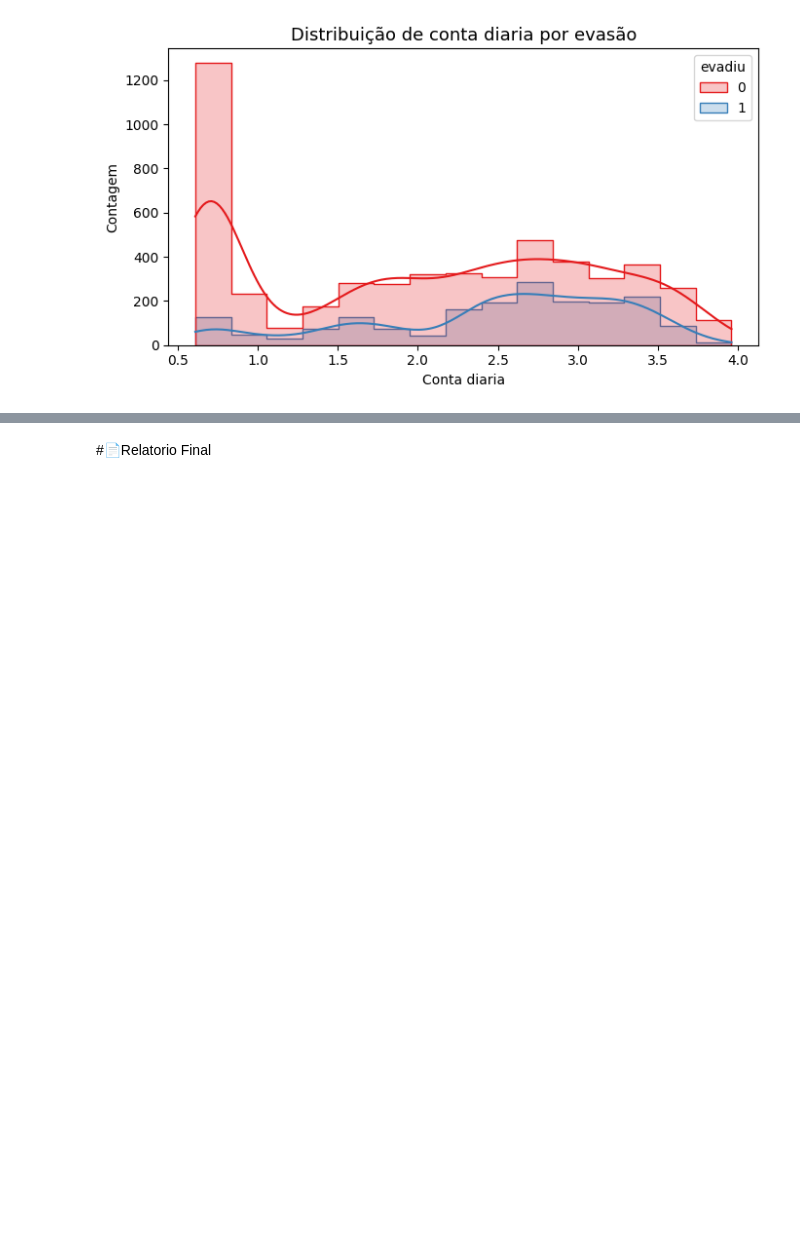
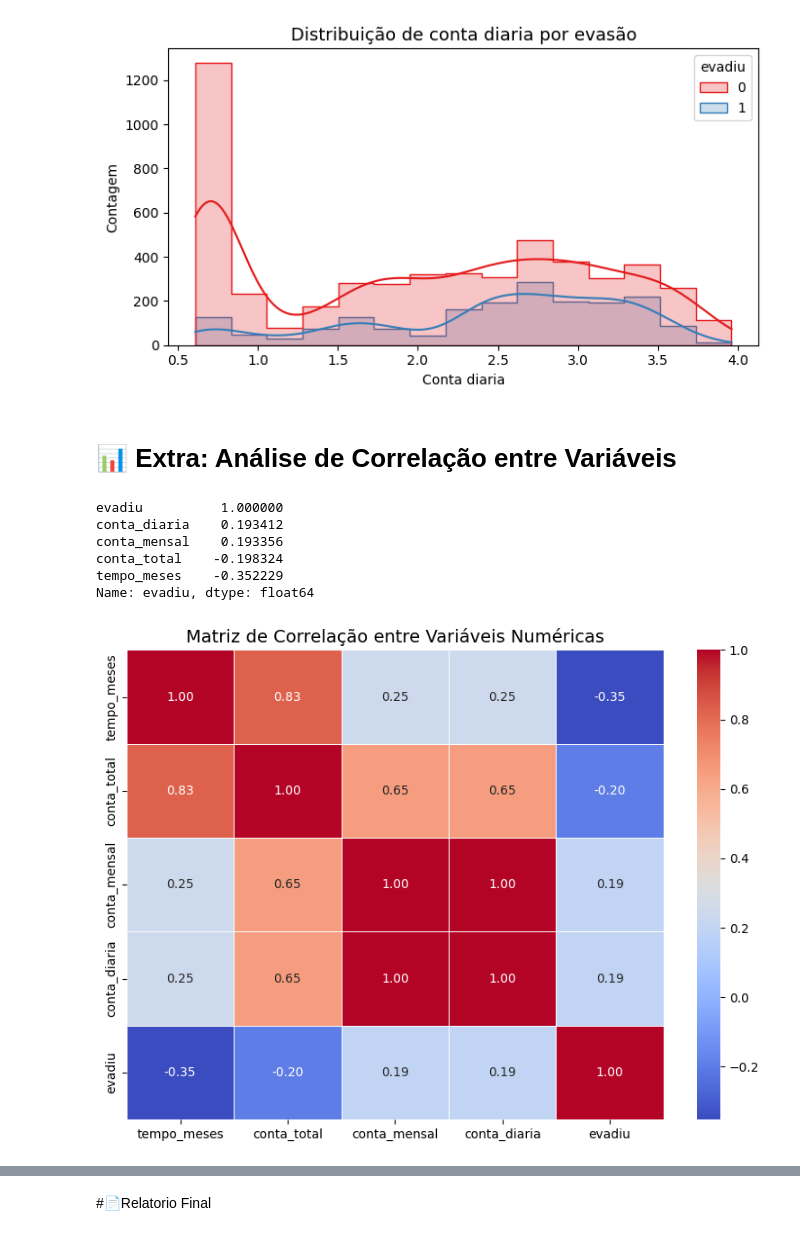
Before and after one commit to vthamada/TelecomX, a Jupyter notebook: TelecomX_BR.ipynb, the cells around one changed output, grey strips where cells are left out. Saved outputs shown, nothing was run; the diff lists cells and outputs as text; code cells hidden in the pictures; blank space fills up the shorter version.

```diff
--- a/TelecomX_BR.ipynb
+++ b/TelecomX_BR.ipynb
@@ -575,3 +569,26 @@ for var in variaveis_numericas:
 [figure]
 [figure]
 [figure]
+# %% [markdown]
+# 📊 Extra: Análise de Correlação entre Variáveis
+# %%
+variaveis_numericas = ['tempo_meses', 'conta_total', 'conta_mensal', 'conta_diaria', 'evadiu']
+
+matriz_corr = dados_final[variaveis_numericas].corr()
+
+print(matriz_corr['evadiu'].sort_values(ascending=False))
+# %% [output]
+evadiu          1.000000
+conta_diaria    0.193412
+conta_mensal    0.193356
+conta_total    -0.198324
+tempo_meses    -0.352229
+Name: evadiu, dtype: float64
+# %%
+plt.figure(figsize=(8, 6))
+sns.heatmap(matriz_corr, annot=True, cmap='coolwarm', fmt=".2f", linewidths=0.5)
+plt.title('Matriz de Correlação entre Variáveis Numéricas', fontsize=14)
+plt.tight_layout()
+plt.show()
+# %% [output]
+[figure, added]
```
Also changed, not shown: parts of 6 cells of this notebook.
